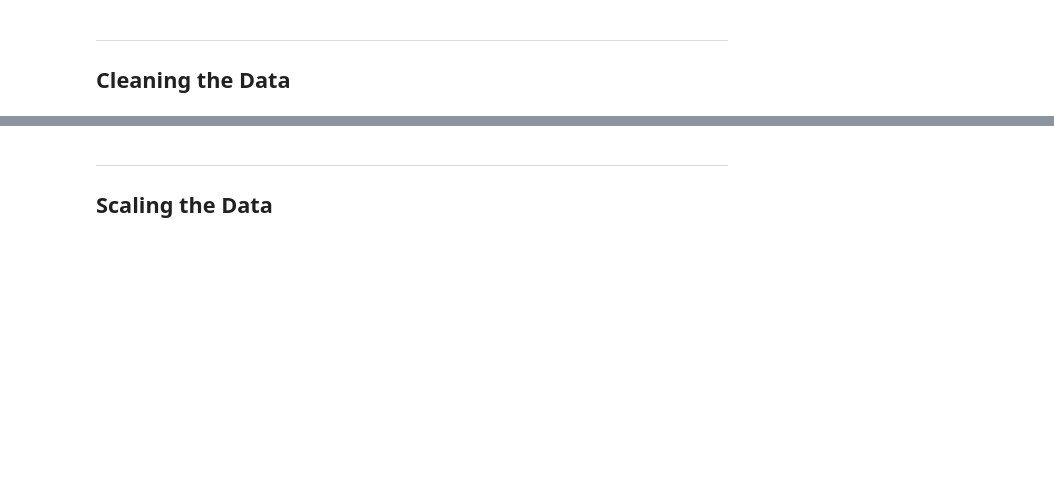
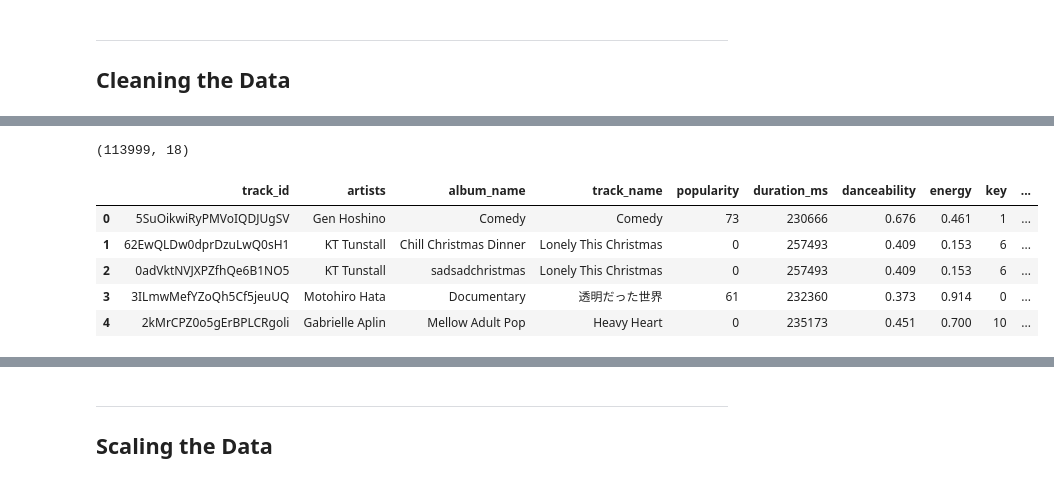
Before and after one commit to itaylor1645/Project-2-Eagle-Eye, a Jupyter notebook: data_cleaning.ipynb, the cells around one changed output, grey strips where cells are left out. Cells and saved outputs as stored; diff of their text form; code cells hidden in the pictures; blank space fills up the shorter version.

```diff
--- a/data_cleaning.ipynb
+++ b/data_cleaning.ipynb
@@ -114,0 +349,22 @@ dtype: int64
+# %%
+data_cleaned.shape
+# %% [output]
+(113999, 18)
+# %%
+#Since we've combined the genres many songs will be listed more than once for the same genre. We need to delete the redudant data.
+grouped_df = data_cleaned.groupby(['track_id', 'track_genre']).size().reset_index(name='count')
+
+# Filter to keep only those with count greater than 1
+filtered_df = grouped_df[grouped_df['count'] > 1]
+
+# Merge the filtered results back with the original DataFrame to get the duplicate rows
+duplicate_rows = data_cleaned.merge(filtered_df[['track_id', 'track_genre']], on=['track_id', 'track_genre'], how='inner')
+
+duplicate_rows.head()
+# %% [output]
+|  | track_id | artists | album_name | track_name | popularity | duration_ms | danceability | energy | key | ... |
+| 0 | 5SuOikwiRyPMVoIQDJUgSV | Gen Hoshino | Comedy | Comedy | 73 | 230666 | 0.676 | 0.461 | 1 | ... |
+| 1 | 62EwQLDw0dprDzuLwQ0sH1 | KT Tunstall | Chill Christmas Dinner | Lonely This Christmas | 0 | 257493 | 0.409 | 0.153 | 6 | ... |
+| 2 | 0adVktNVJXPZfhQe6B1NO5 | KT Tunstall | sadsadchristmas | Lonely This Christmas | 0 | 257493 | 0.409 | 0.153 | 6 | ... |
+| 3 | 3ILmwMefYZoQh5Cf5jeuUQ | Motohiro Hata | Documentary | 透明だった世界 | 61 | 232360 | 0.373 | 0.914 | 0 | ... |
+| 4 | 2kMrCPZ0o5gErBPLCRgoli | Gabrielle Aplin | Mellow Adult Pop | Heavy Heart | 0 | 235173 | 0.451 | 0.700 | 10 | ... |
```
Also changed, not shown: parts of 43 cells of this notebook, 4 other files.
